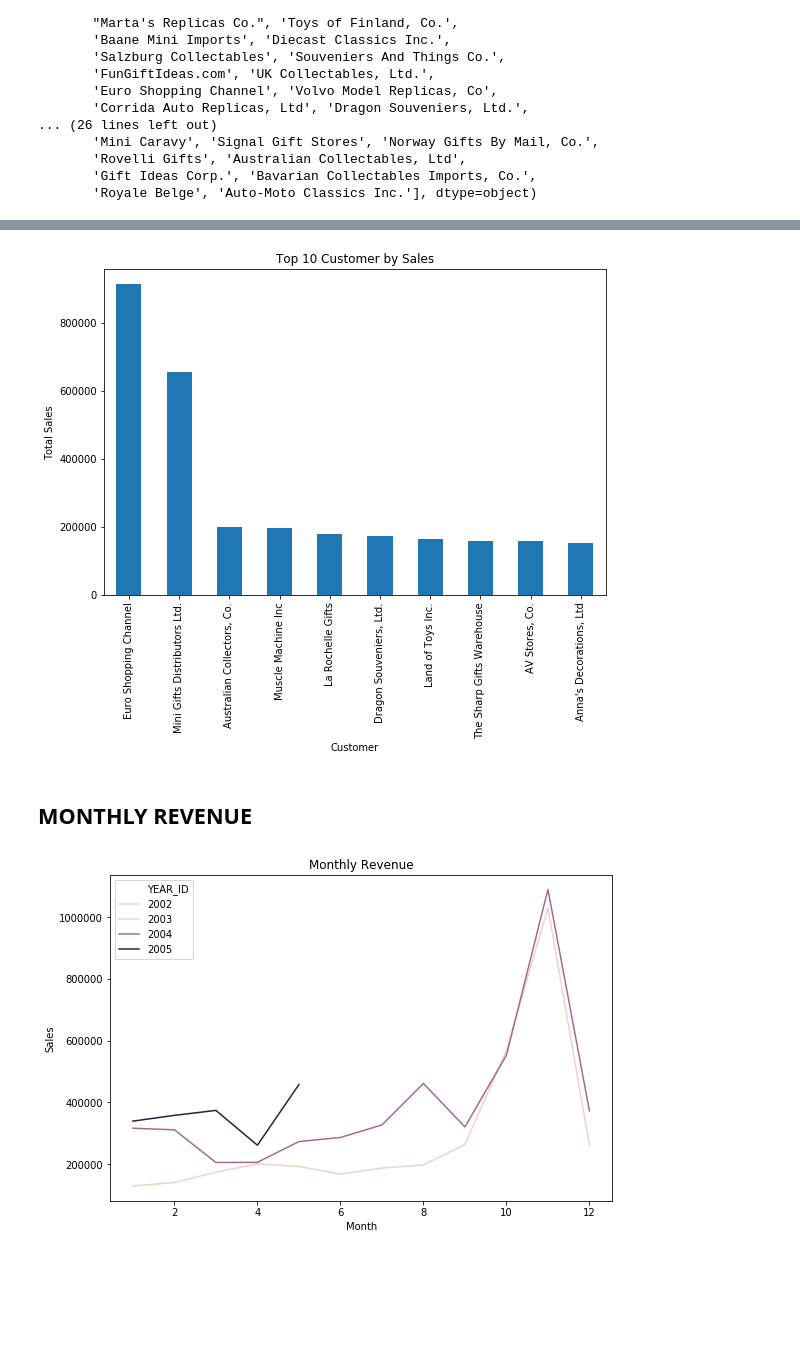
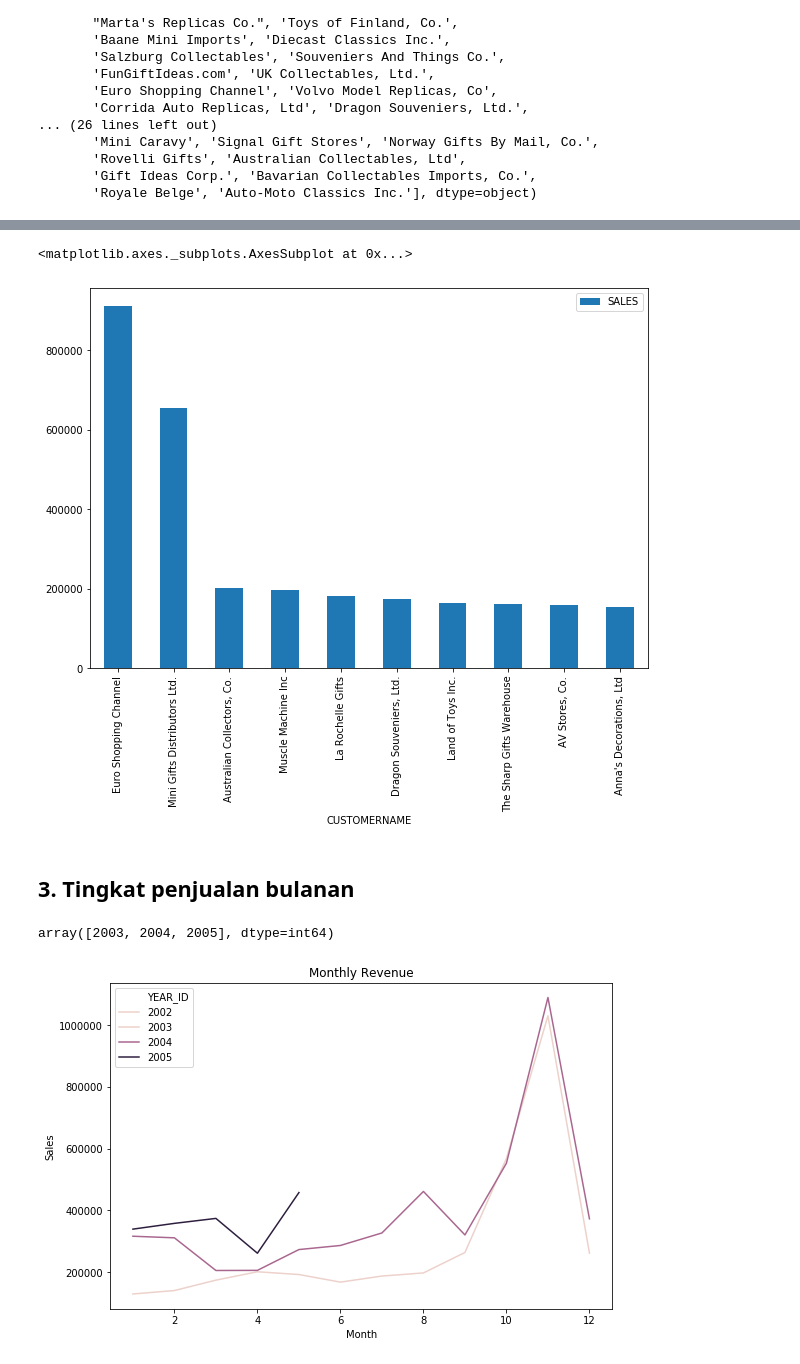
Before and after one commit to refing/FPVI, a Jupyter notebook: FinalProjectVisualisasiInformasi.ipynb, the cells around one changed output, grey strips where cells are left out. Cells and saved outputs as stored; diff of their text form; code cells hidden in the pictures; blank space fills up the shorter version.

```diff
--- a/FinalProjectVisualisasiInformasi.ipynb
+++ b/FinalProjectVisualisasiInformasi.ipynb
@@ -119,0 +129,4 @@ df1
+# %%
+df2=pd.DataFrame(data = df.groupby(['CUSTOMERNAME'])['SALES'].sum().sort_values(ascending=False))
+#df2=df2.reset_index()
+df2
@@ -120,16 +153,21 @@ df1
 # %%
-plt.figure(figsize=(9,6))
-top_customer = df.groupby(['CUSTOMERNAME'])['SALES'].sum().sort_values(ascending=False)
-top_customer = top_customer.head(10)
-top_customer.plot(kind = 'bar')
-plt.title('Top 10 Customer by Sales')
-plt.xlabel('Customer')
-plt.ylabel('Total Sales')
-plt.show()
+# plt.figure(figsize=(9,6))
+# df2.head(10).plot(kind = 'bar', column='CUSTOMER')
+# plt.title('Top 10 Customer by Sales')
+# plt.xlabel('Customer')
+# plt.ylabel('Total Sales')
+# plt.show()
+
+df2.head(10).plot.bar(figsize=(10,7))
 # %% [output]
+<matplotlib.axes._subplots.AxesSubplot at 0x...>
-[figure, old version]
+[figure, new version]
-# %% [markdown]
-## MONTHLY REVENUE
+# %% [markdown]
+## 3.	Tingkat penjualan bulanan
+# %%
+df.YEAR_ID.unique()
+# %% [output]
+array([2003, 2004, 2005], dtype=int64)
 # %%
 plt.figure(figsize=(9,6))
 
```
Also changed, not shown: parts of 33 cells of this notebook, 1 other file.
